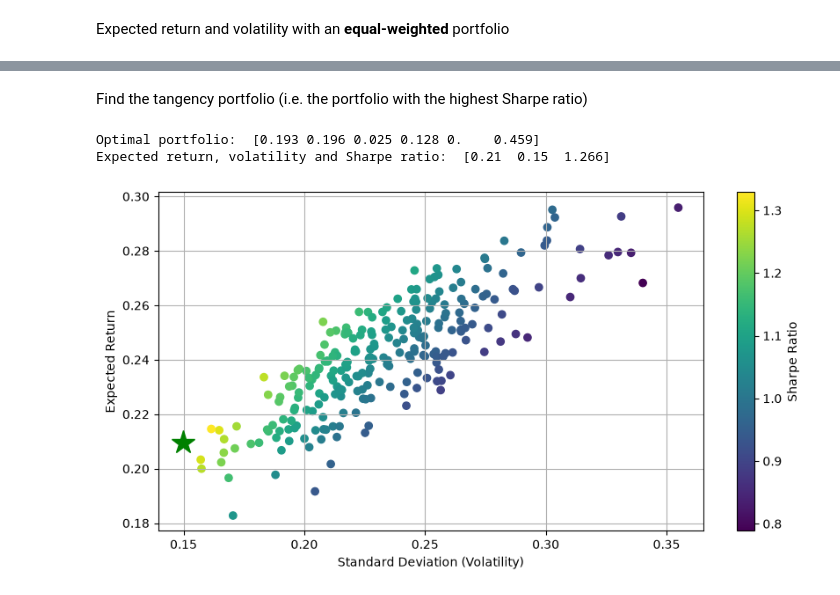
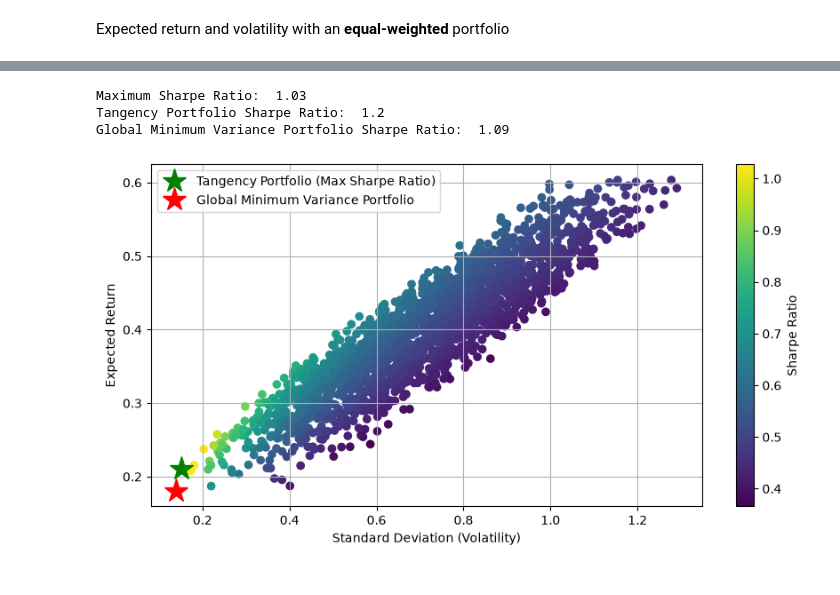
Before and after one commit to dboswort/qf_in_python, a Jupyter notebook: examples.ipynb, the cells around one changed output, grey strips where cells are left out. Saved outputs shown, nothing was run; the diff lists cells and outputs as text; code cells hidden in the pictures.

```diff
--- a/examples.ipynb
+++ b/examples.ipynb
@@ -53,12 +37,12 @@ plot_daily_returns_hist(ticker, log_daily_returns)
 import markowitz_model as mm
 # %%
 n_trading_days = 252    # trading days in a year
-n_portfolios = 250    # number of random portfolios to generate
+n_portfolios = 2000    # number of random portfolios to generate
 
-assets = ['AAPL', 'WMT', 'TSLA', 'GE', 'AMZN', 'GC=F']  # asset universe
+assets = ['AAPL', 'WMT', 'TSLA', 'GE', 'AMZN']  # asset universe
 start_date = datetime.date(2019, 1, 1)
 end_date = datetime.date.today()
-risk_free_rate = 0.02
+risk_free_rate = 0.05
 # %%
 #dataset = mm.download_data(assets, start_date, end_date)
 #dataset.to_csv("testing_dataset.csv")
@@ -111,10 +106,7 @@ mm.show_portfolios(means, risks)
-# %% [markdown]
-Find the tangency portfolio (i.e. the portfolio with the highest Sharpe ratio)
 # %%
-optimum  = mm.optimize_portfolio(assets, pweights, log_daily_returns, n_trading_days)
-mm.print_optimal_portfolio(optimum, log_daily_returns, n_trading_days, risk_free_rate)
-mm.show_optimal_portfolio(optimum, log_daily_returns, means, risks, n_trading_days, risk_free_rate)
+mm.plot_portfolios(assets, log_daily_returns, n_portfolios, n_trading_days, risk_free_rate=0.03)
 # %% [output]
-Optimal portfolio:  [0.193 0.196 0.025 0.128 0.    0.459]
-Expected return, volatility and Sharpe ratio:  [0.21  0.15  1.266]
+Maximum Sharpe Ratio:  1.03
+Tangency Portfolio Sharpe Ratio:  1.2
+Global Minimum Variance Portfolio Sharpe Ratio:  1.09
-[figure, old version]
+[figure, new version]
```
Also changed, not shown: parts of 8 cells of this notebook, 1 other file.
